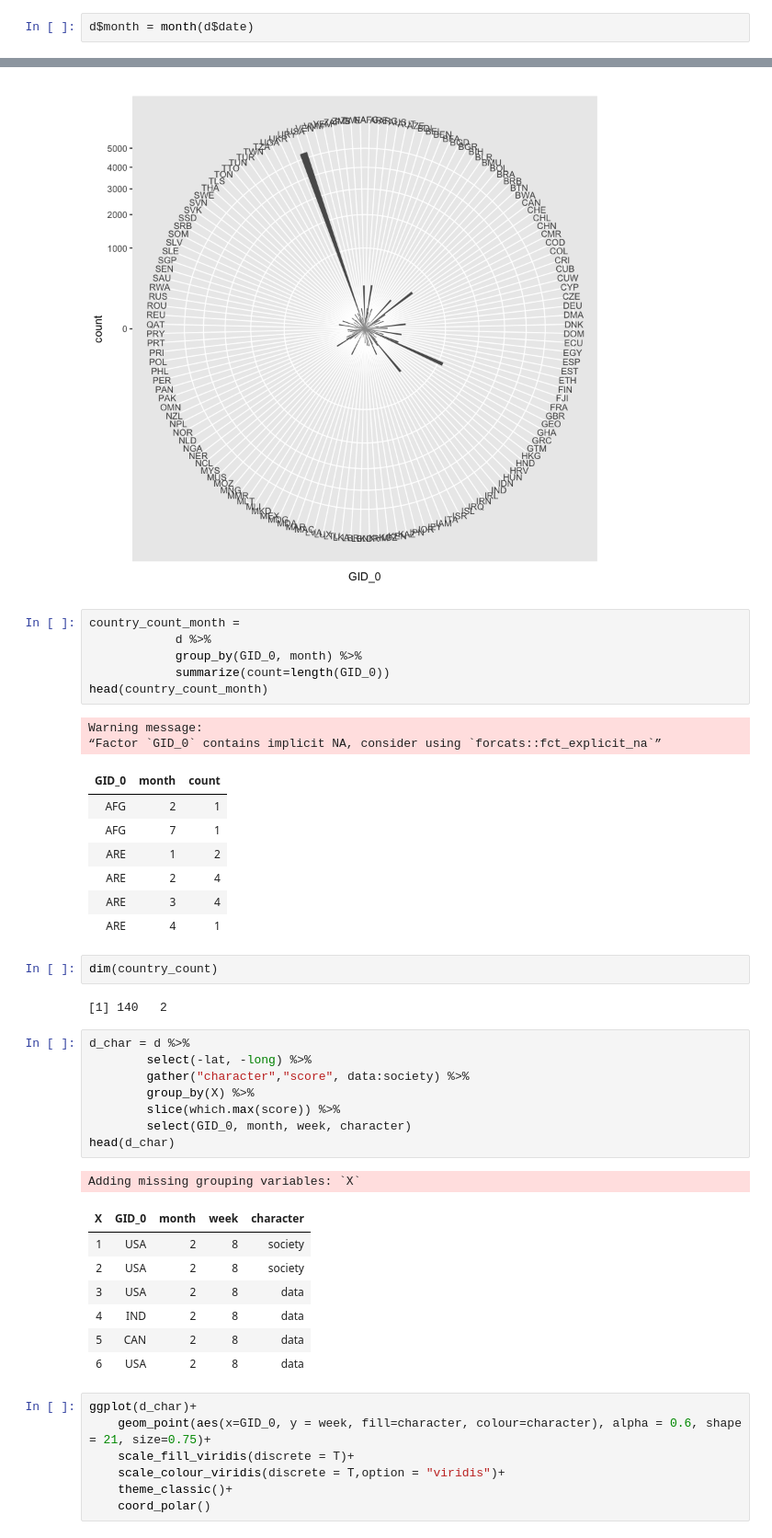
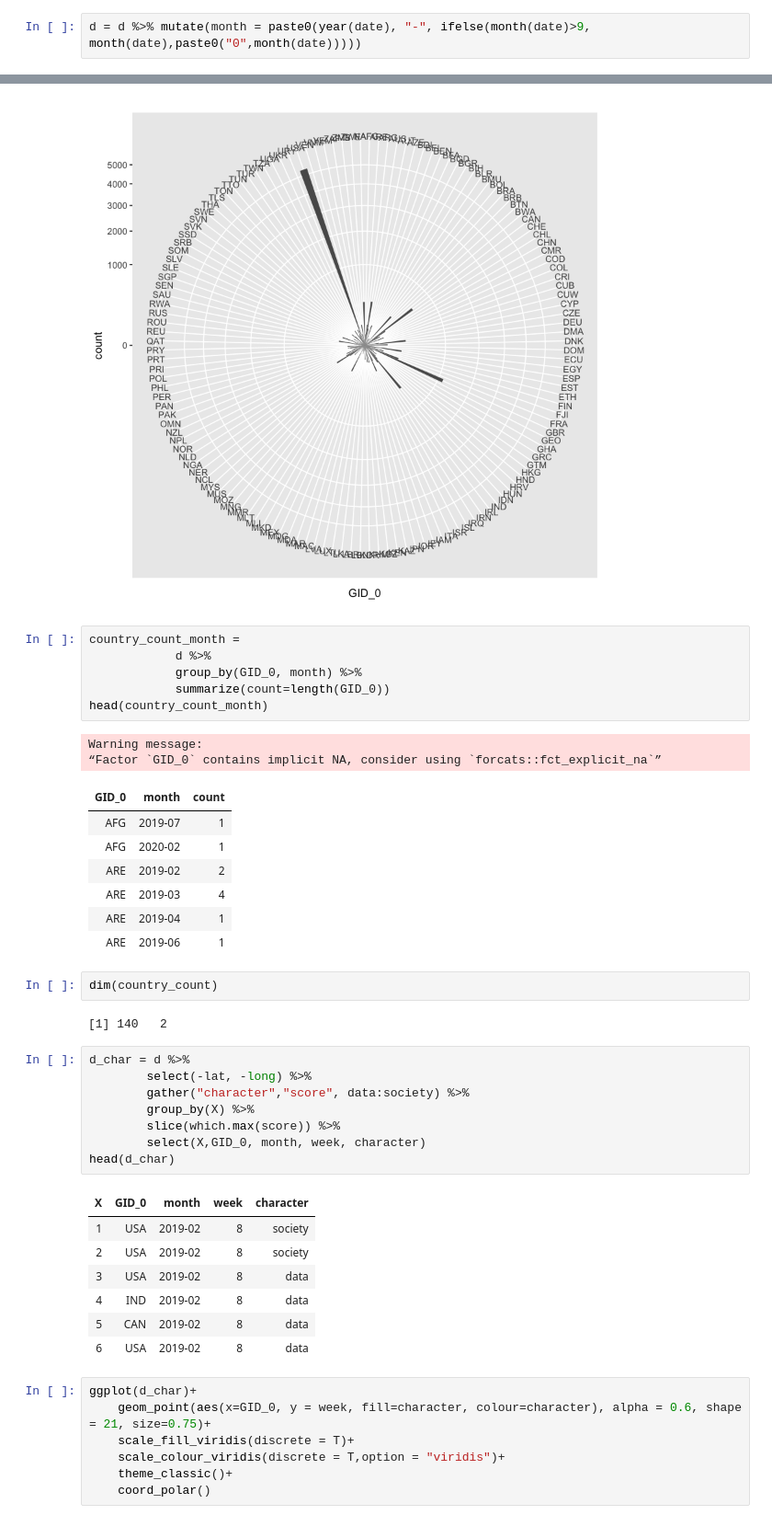
Before and after one commit to gretacv/dvs, a Jupyter notebook: year_challenge.ipynb, the cells around one changed output, grey strips where cells are left out. Shown at 92% size. Saved outputs shown, nothing was run; the diff lists cells and outputs as text.

```diff
--- a/year_challenge.ipynb
+++ b/year_challenge.ipynb
@@ -275,8 +275,8 @@ The following object is masked from ‘package:reshape2’:
 d = read.csv("d_gadm.csv")
 # %%
 d$date = as.Date(d$date, ,format="%Y-%m-%d")
-# %%
-d$month = month(d$date)
+# %%
+d = d %>% mutate(month = paste0(year(date), "-", ifelse(month(date)>9, month(date),paste0("0",month(date)))))
 # %%
 head(d)
 # %% [output]
@@ -318,12 +318,12 @@ head(country_count_month)
 Warning message:
 “Factor `GID_0` contains implicit NA, consider using `forcats::fct_explicit_na`”
 | GID_0 | month | count |
-| AFG | 2 | 1 |
-| AFG | 7 | 1 |
-| ARE | 1 | 2 |
-| ARE | 2 | 4 |
-| ARE | 3 | 4 |
-| ARE | 4 | 1 |
+| AFG | 2019-07 | 1 |
+| AFG | 2020-02 | 1 |
+| ARE | 2019-02 | 2 |
+| ARE | 2019-03 | 4 |
+| ARE | 2019-04 | 1 |
+| ARE | 2019-06 | 1 |
 # %%
 dim(country_count)
 # %% [output]
@@ -331,20 +331,19 @@ dim(country_count)
 # %%
 d_char = d %>%
         select(-lat, -long) %>%
         gather("character","score", data:society) %>%
         group_by(X) %>%
         slice(which.max(score)) %>%
-        select(GID_0, month, week, character)
+        select(X,GID_0, month, week, character)
 head(d_char)
 # %% [output]
-Adding missing grouping variables: `X`
 | X | GID_0 | month | week | character |
-| 1 | USA | 2 | 8 | society |
-| 2 | USA | 2 | 8 | society |
-| 3 | USA | 2 | 8 | data |
-| 4 | IND | 2 | 8 | data |
-| 5 | CAN | 2 | 8 | data |
-| 6 | USA | 2 | 8 | data |
+| 1 | USA | 2019-02 | 8 | society |
+| 2 | USA | 2019-02 | 8 | society |
+| 3 | USA | 2019-02 | 8 | data |
+| 4 | IND | 2019-02 | 8 | data |
+| 5 | CAN | 2019-02 | 8 | data |
+| 6 | USA | 2019-02 | 8 | data |
 # %%
 ggplot(d_char)+
     geom_point(aes(x=GID_0, y = week, fill=character, colour=character), alpha = 0.6, shape = 21, size=0.75)+
```
Also changed, not shown: parts of 13 cells of this notebook.
